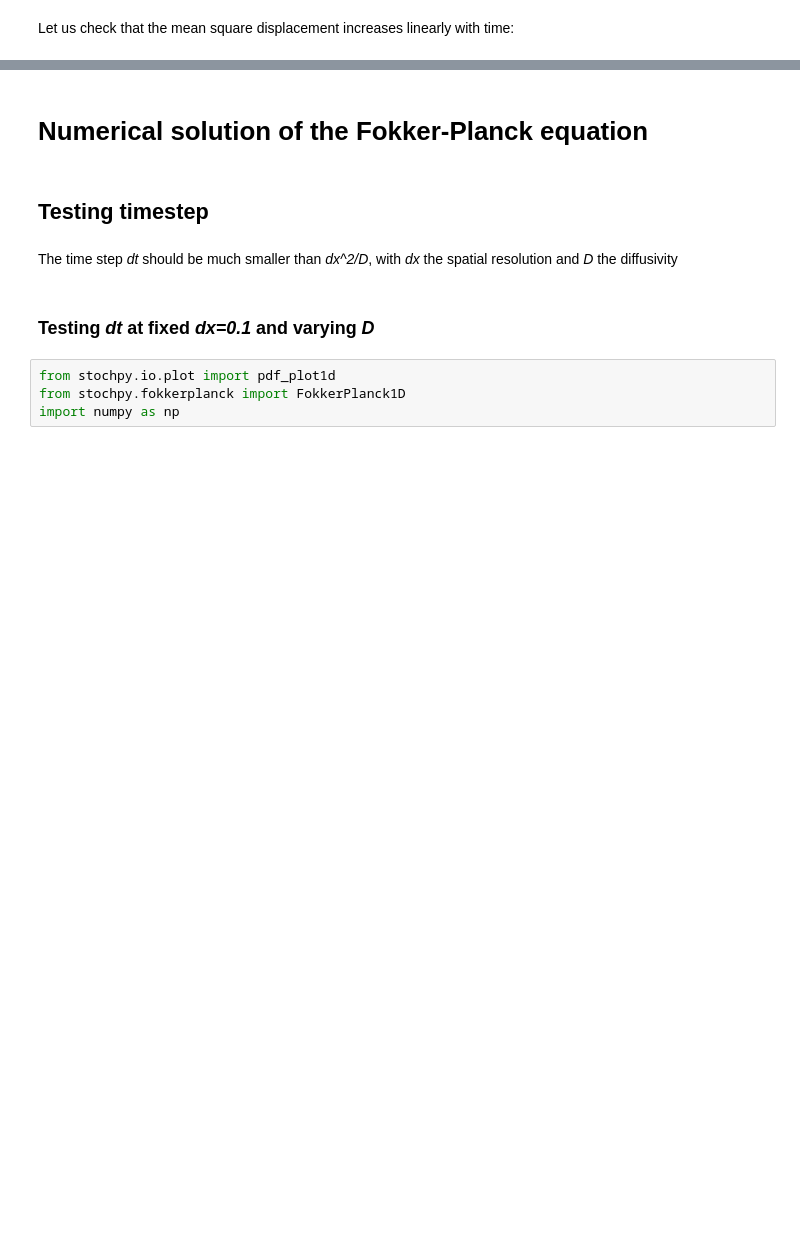
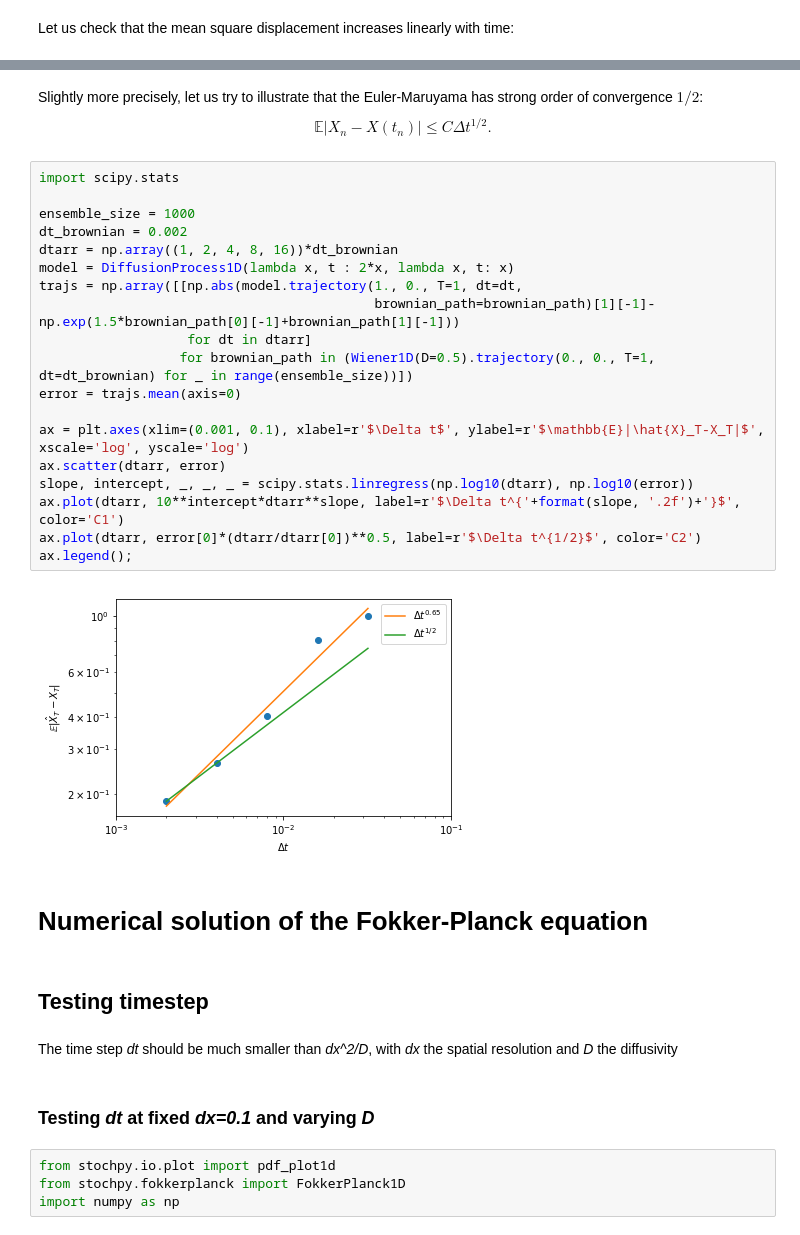
Before and after one commit to cbherbert/stochrare, a Jupyter notebook: demo/Diffusion1D.ipynb, the cells around one changed output, grey strips where cells are left out. Cells and saved outputs as stored; diff of their text form; blank space fills up the shorter version.

```diff
--- a/demo/Diffusion1D.ipynb
+++ b/demo/Diffusion1D.ipynb
@@ -41,3 +58,27 @@ plt.show()
+# %% [markdown]
+Slightly more precisely, let us try to illustrate that the Euler-Maruyama has strong order of convergence $1/2$:
+$$ \mathbb{E}|X_n-X(t_n)| \leq C \Delta t^{1/2}.$$
+# %%
+import scipy.stats
+
+ensemble_size = 1000
+dt_brownian = 0.002
+dtarr = np.array((1, 2, 4, 8, 16))*dt_brownian
+model = DiffusionProcess1D(lambda x, t : 2*x, lambda x, t: x)
+trajs = np.array([[np.abs(model.trajectory(1., 0., T=1, dt=dt,
+                                           brownian_path=brownian_path)[1][-1]-np.exp(1.5*brownian_path[0][-1]+brownian_path[1][-1]))
+                   for dt in dtarr]
+                  for brownian_path in (Wiener1D(D=0.5).trajectory(0., 0., T=1, dt=dt_brownian) for _ in range(ensemble_size))])
+error = trajs.mean(axis=0)
+
+ax = plt.axes(xlim=(0.001, 0.1), xlabel=r'$\Delta t$', ylabel=r'$\mathbb{E}|\hat{X}_T-X_T|$', xscale='log', yscale='log')
+ax.scatter(dtarr, error)
+slope, intercept, _, _, _ = scipy.stats.linregress(np.log10(dtarr), np.log10(error))
+ax.plot(dtarr, 10**intercept*dtarr**slope, label=r'$\Delta t^{'+format(slope, '.2f')+'}$', color='C1')
+ax.plot(dtarr, error[0]*(dtarr/dtarr[0])**0.5, label=r'$\Delta t^{1/2}$', color='C2')
+ax.legend();
+# %% [output]
+[figure, added]
 # %% [markdown]
 # Numerical solution of the Fokker-Planck equation
 # %% [markdown]
```
Also changed, not shown: parts of 8 cells of this notebook, 3 other files.
